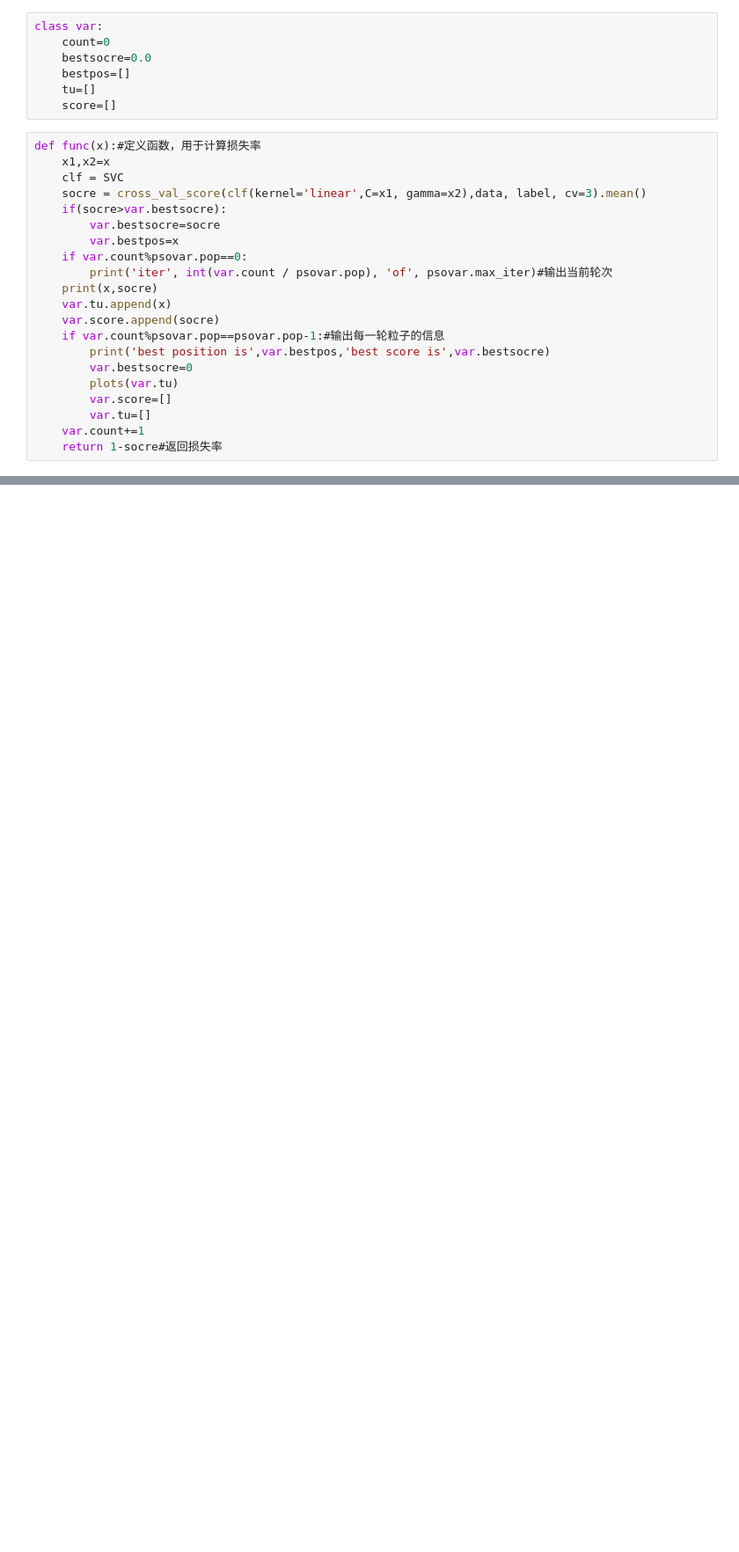
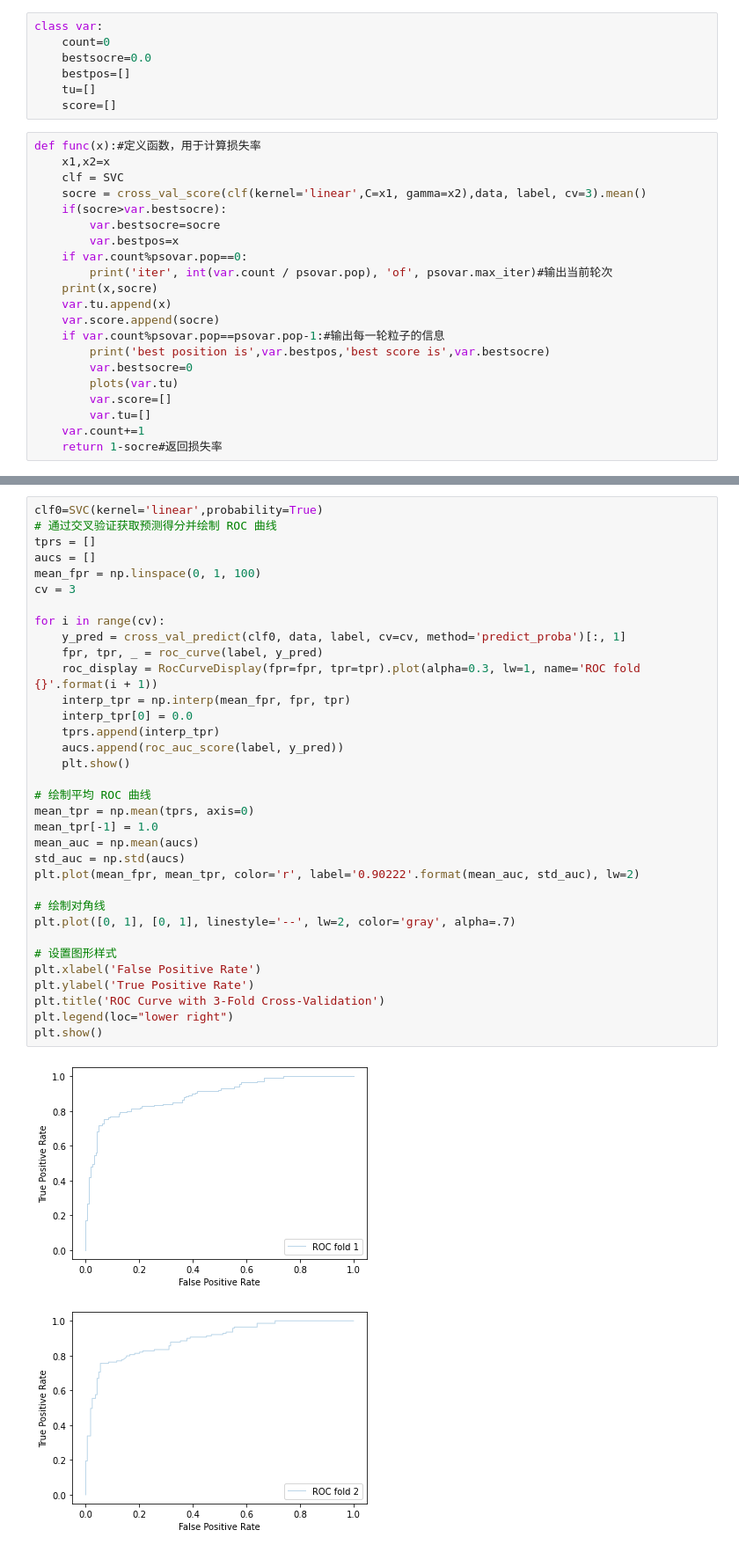
Before and after one commit to daydream1024/PSO-SVM, a Jupyter notebook: PSO-SVM/2023.ipynb, the cells around one changed output, grey strips where cells are left out. Shown: that part at 88% size. Cells and saved outputs as stored; diff of their text form; blank space fills up the shorter version.

```diff
--- a/PSO-SVM/2023.ipynb
+++ b/PSO-SVM/2023.ipynb
@@ -223,0 +282,37 @@ else:
+# %%
+clf0=SVC(kernel='linear',probability=True)
+# 通过交叉验证获取预测得分并绘制 ROC 曲线
+tprs = []
+aucs = []
+mean_fpr = np.linspace(0, 1, 100)
+cv = 3
+
+for i in range(cv):
+    y_pred = cross_val_predict(clf0, data, label, cv=cv, method='predict_proba')[:, 1]
+    fpr, tpr, _ = roc_curve(label, y_pred)
+    roc_display = RocCurveDisplay(fpr=fpr, tpr=tpr).plot(alpha=0.3, lw=1, name='ROC fold {}'.format(i + 1))
+    interp_tpr = np.interp(mean_fpr, fpr, tpr)
+    interp_tpr[0] = 0.0
+    tprs.append(interp_tpr)
+    aucs.append(roc_auc_score(label, y_pred))
+    plt.show()
+
+# 绘制平均 ROC 曲线
+mean_tpr = np.mean(tprs, axis=0)
+mean_tpr[-1] = 1.0
+mean_auc = np.mean(aucs)
+std_auc = np.std(aucs)
+plt.plot(mean_fpr, mean_tpr, color='r', label='0.90222'.format(mean_auc, std_auc), lw=2)
+
+# 绘制对角线
+plt.plot([0, 1], [0, 1], linestyle='--', lw=2, color='gray', alpha=.7)
+
+# 设置图形样式
+plt.xlabel('False Positive Rate')
+plt.ylabel('True Positive Rate')
+plt.title('ROC Curve with 3-Fold Cross-Validation')
+plt.legend(loc="lower right")
+plt.show()
+# %% [output]
+[figure, added]
+[figure, added]
```
Also changed, not shown: parts of 19 cells of this notebook, 5 other files.
